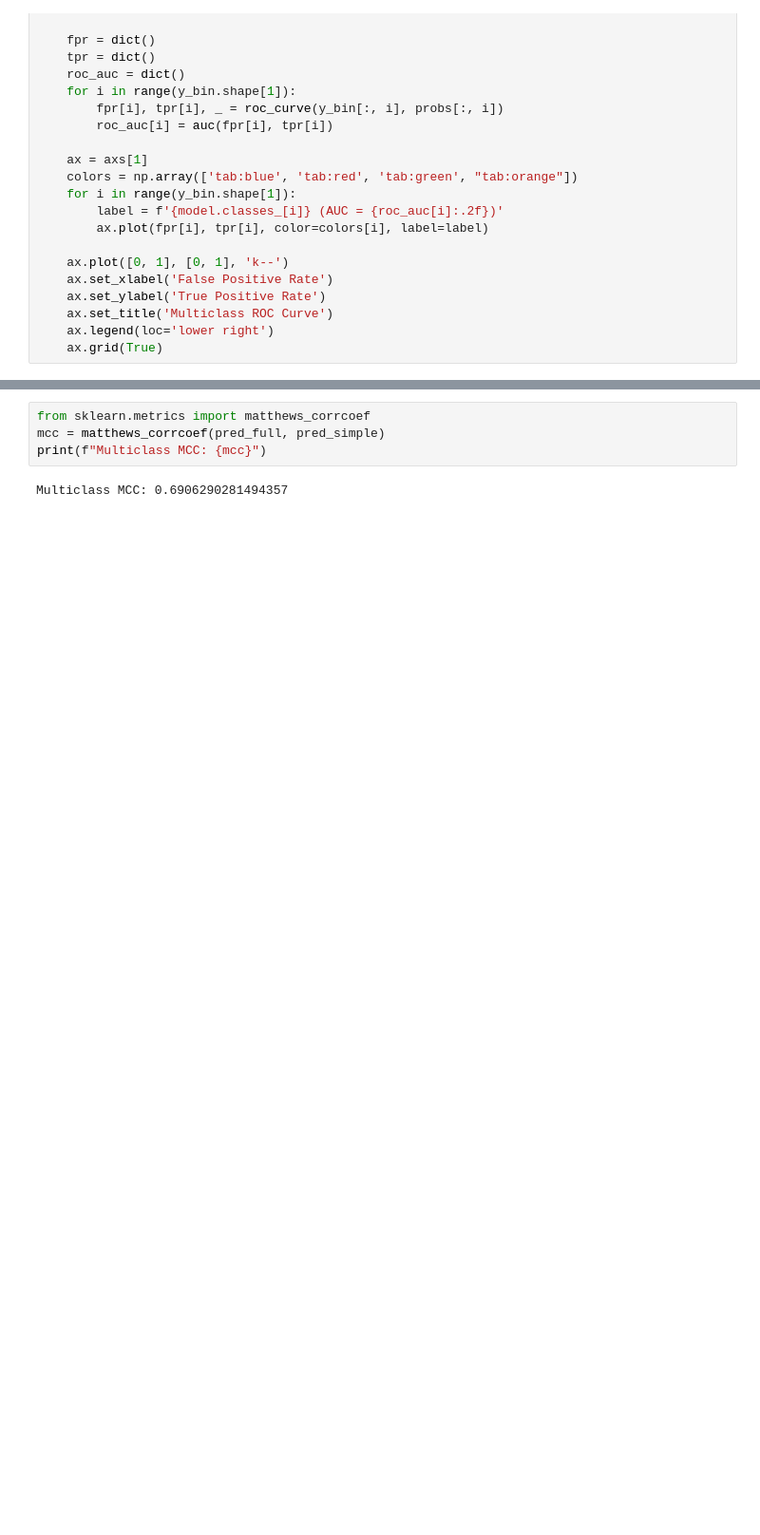
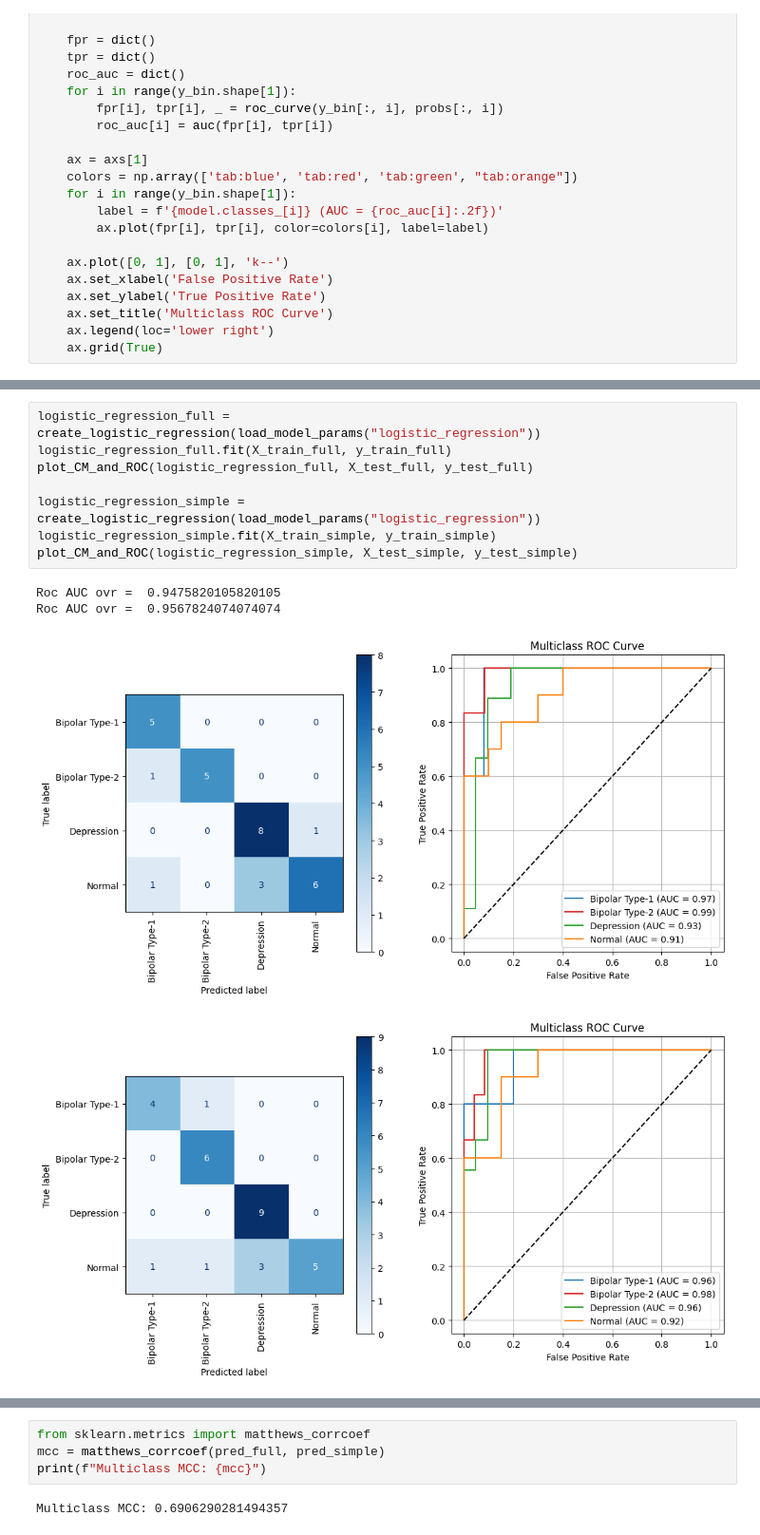
Before and after one commit to Ajver/mental-disorder-diagnosis, a Jupyter notebook: compare_datasets.ipynb, the cells around one changed output, grey strips where cells are left out. Shown: that part at 95% size. Cells and saved outputs as stored; diff of their text form; blank space fills up the shorter version.

```diff
--- a/compare_datasets.ipynb
+++ b/compare_datasets.ipynb
@@ -103,3 +101,16 @@ Roc AUC ovr =  0.9589097222222221
+# %%
+logistic_regression_full = create_logistic_regression(load_model_params("logistic_regression"))
+logistic_regression_full.fit(X_train_full, y_train_full)
+plot_CM_and_ROC(logistic_regression_full, X_test_full, y_test_full)
+
+logistic_regression_simple = create_logistic_regression(load_model_params("logistic_regression"))
+logistic_regression_simple.fit(X_train_simple, y_train_simple)
+plot_CM_and_ROC(logistic_regression_simple, X_test_simple, y_test_simple)
+# %% [output]
+Roc AUC ovr =  0.9475820105820105
+Roc AUC ovr =  0.9567824074074074
+[figure, added]
+[figure, added]
 # %%
 def mcnemar_test(y_true, y_pred1, y_pred2):
     """
```
Also changed, not shown: parts of 10 cells of this notebook.
